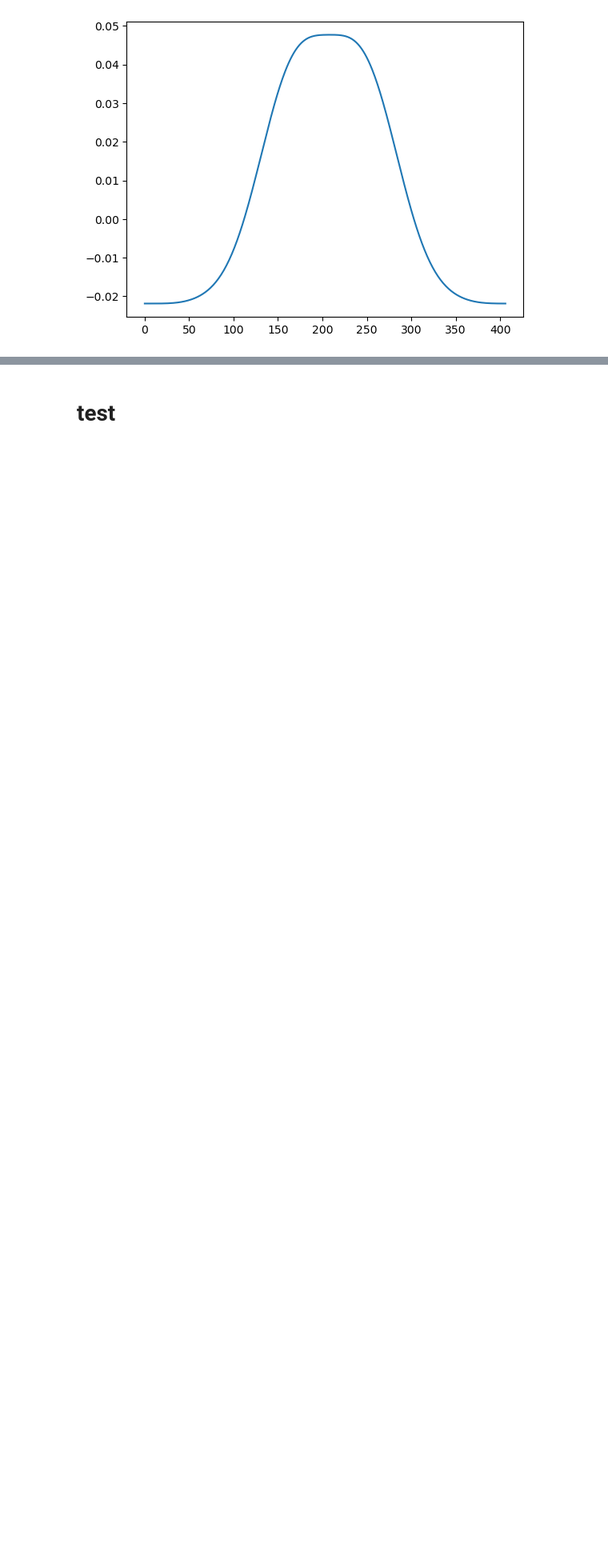
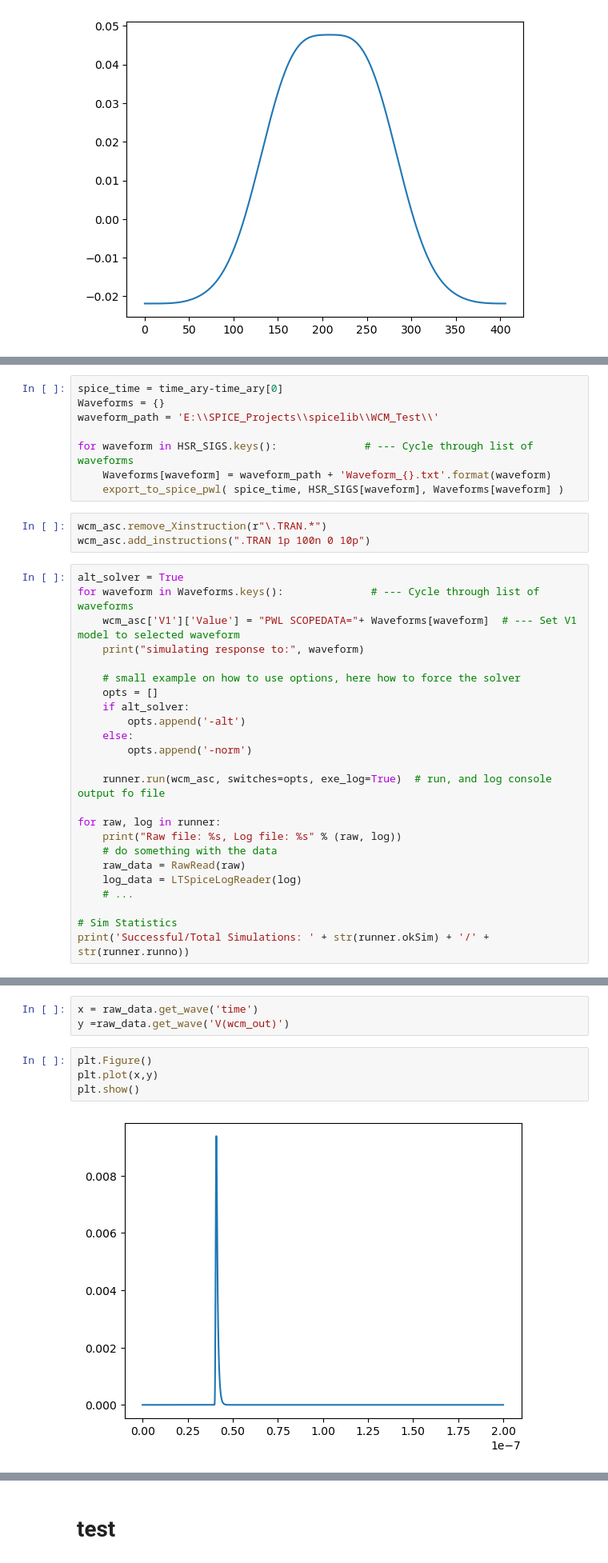
Before and after one commit to whyven/instrSimTools, a Jupyter notebook: instrSimTools/Testing_Notebook.ipynb, the cells around one changed output, grey strips where cells are left out. Shown at 80% size. Drawn from its saved outputs; the diff is of its cells as text; blank space fills up the shorter version.

Commit message:
Added machine parameters to waveforms, update spice test

```diff
--- a/instrSimTools/Testing_Notebook.ipynb
+++ b/instrSimTools/Testing_Notebook.ipynb
@@ -394,0 +440,35 @@ plt.show()
+# %%
+spice_time = time_ary-time_ary[0]
+Waveforms = {}
+waveform_path = 'E:\\SPICE_Projects\\spicelib\\WCM_Test\\'
+
+for waveform in HSR_SIGS.keys():              # --- Cycle through list of waveforms
+    Waveforms[waveform] = waveform_path + 'Waveform_{}.txt'.format(waveform)
+    export_to_spice_pwl( spice_time, HSR_SIGS[waveform], Waveforms[waveform] )
+# %%
+wcm_asc.remove_Xinstruction(r"\.TRAN.*")
+wcm_asc.add_instructions(".TRAN 1p 100n 0 10p")
+# %%
+alt_solver = True
+for waveform in Waveforms.keys():              # --- Cycle through list of waveforms
+    wcm_asc['V1']['Value'] = "PWL SCOPEDATA="+ Waveforms[waveform]  # --- Set V1 model to selected waveform
+    print("simulating response to:", waveform)
+
+    # small example on how to use options, here how to force the solver
+    opts = []
+    if alt_solver:
+        opts.append('-alt')
+    else:
+        opts.append('-norm')
+
+    runner.run(wcm_asc, switches=opts, exe_log=True)  # run, and log console output fo file
+
+for raw, log in runner:
+    print("Raw file: %s, Log file: %s" % (raw, log))
+    # do something with the data
+    raw_data = RawRead(raw)
+    log_data = LTSpiceLogReader(log)
+    # ...
+
+# Sim Statistics
+print('Successful/Total Simulations: ' + str(runner.okSim) + '/' + str(runner.runno))
@@ -394,0 +487,9 @@ plt.show()
+# %%
+x = raw_data.get_wave('time')
+y =raw_data.get_wave('V(wcm_out)')
+# %%
+plt.Figure()
+plt.plot(x,y)
+plt.show()
+# %% [output]
+[figure, added]
```
Also changed, not shown: parts of 9 cells of this notebook, 1 other file.
